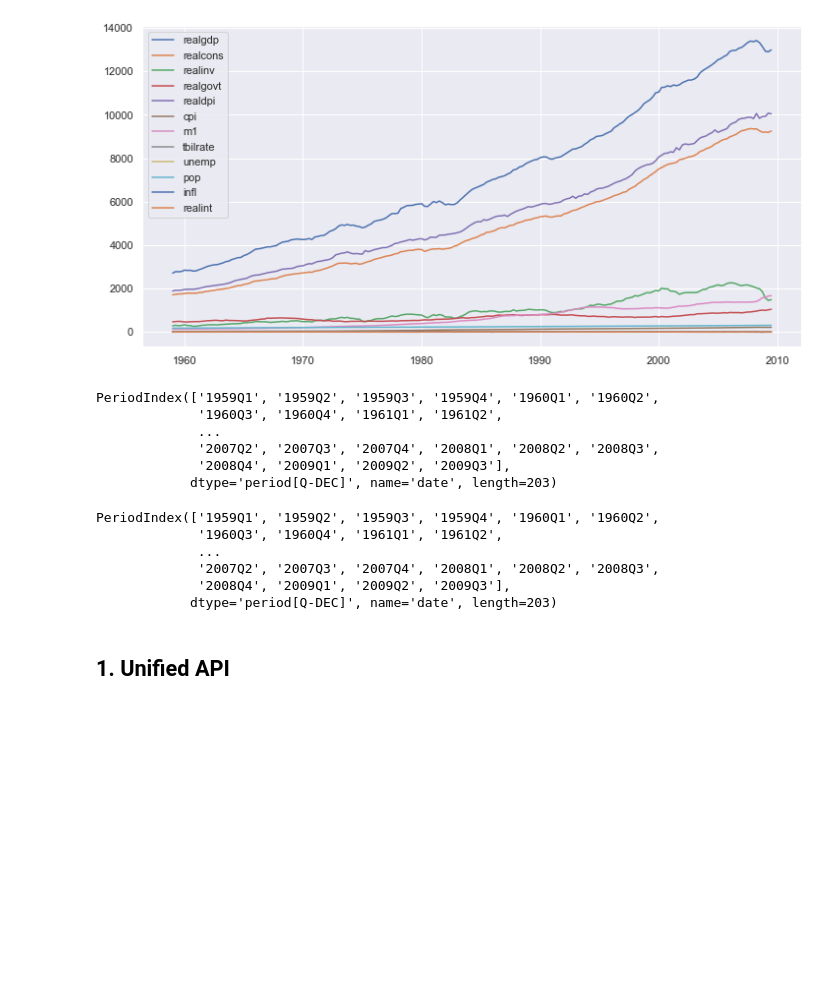
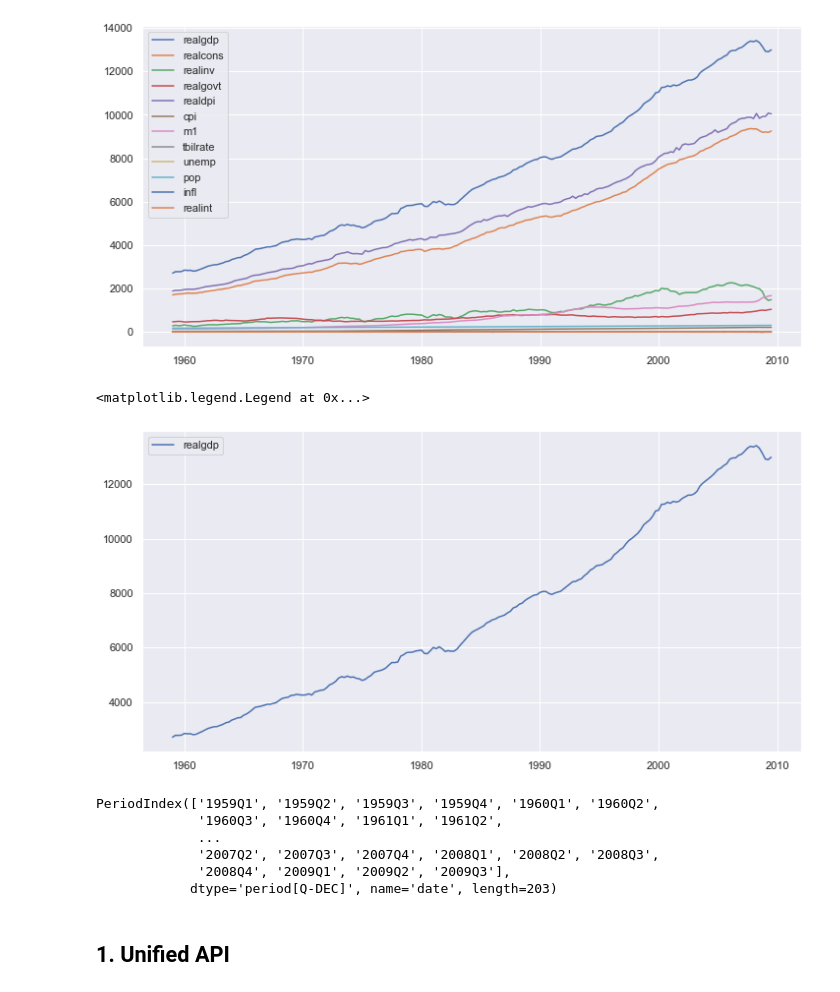
Before and after one commit to joanlenczuk/sktime_article, a Jupyter notebook: Sktime overview.ipynb, the cells around one changed output. Cells and saved outputs as stored; diff of their text form; code cells hidden in the pictures; blank space fills up the shorter version.

```diff
--- a/Sktime overview.ipynb
+++ b/Sktime overview.ipynb
@@ -57,6 +85,12 @@ plt.legend()
 # %% [output]
 <matplotlib.legend.Legend at 0x...>
 [figure]
+# %%
+plt.plot(df.date, df['realgdp'], label = 'realgdp')
+plt.legend()
+# %% [output]
+<matplotlib.legend.Legend at 0x...>
+[figure, added]
 # %%
 df = df.set_index('date').to_period("Q")
 df.index
@@ -67,15 +101,6 @@ PeriodIndex(['1959Q1', '1959Q2', '1959Q3', '1959Q4', '1960Q1', '1960Q2',
              '2007Q2', '2007Q3', '2007Q4', '2008Q1', '2008Q2', '2008Q3',
              '2008Q4', '2009Q1', '2009Q2', '2009Q3'],
             dtype='period[Q-DEC]', name='date', length=203)
-# %%
-df.index
-# %% [output]
-PeriodIndex(['1959Q1', '1959Q2', '1959Q3', '1959Q4', '1960Q1', '1960Q2',
-             '1960Q3', '1960Q4', '1961Q1', '1961Q2',
-             ...
-             '2007Q2', '2007Q3', '2007Q4', '2008Q1', '2008Q2', '2008Q3',
-             '2008Q4', '2009Q1', '2009Q2', '2009Q3'],
-            dtype='period[Q-DEC]', name='date', length=203)
 # %% [markdown]
 ## 1. Unified API
 # %% [markdown]
```
Also changed, not shown: parts of 90 cells of this notebook.
